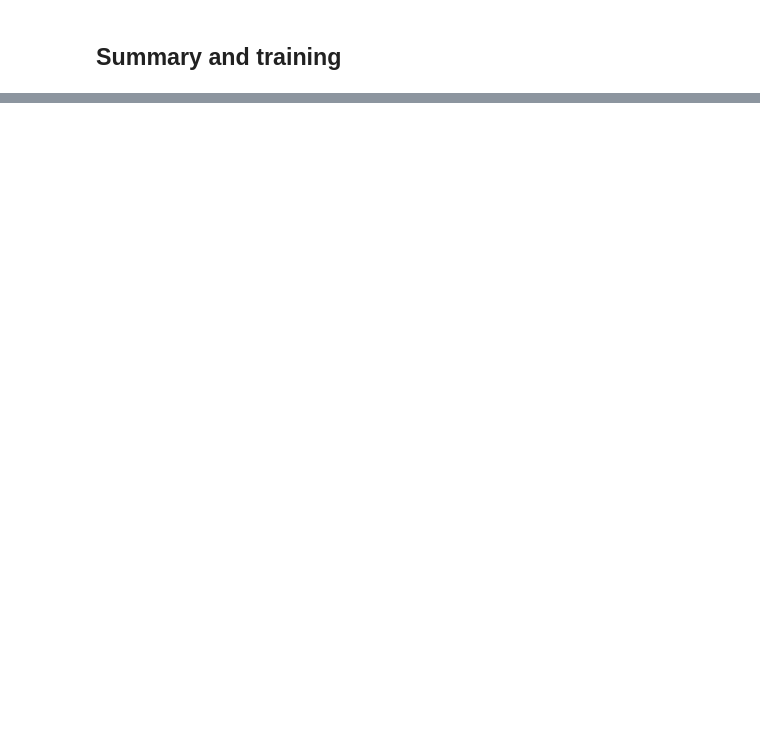
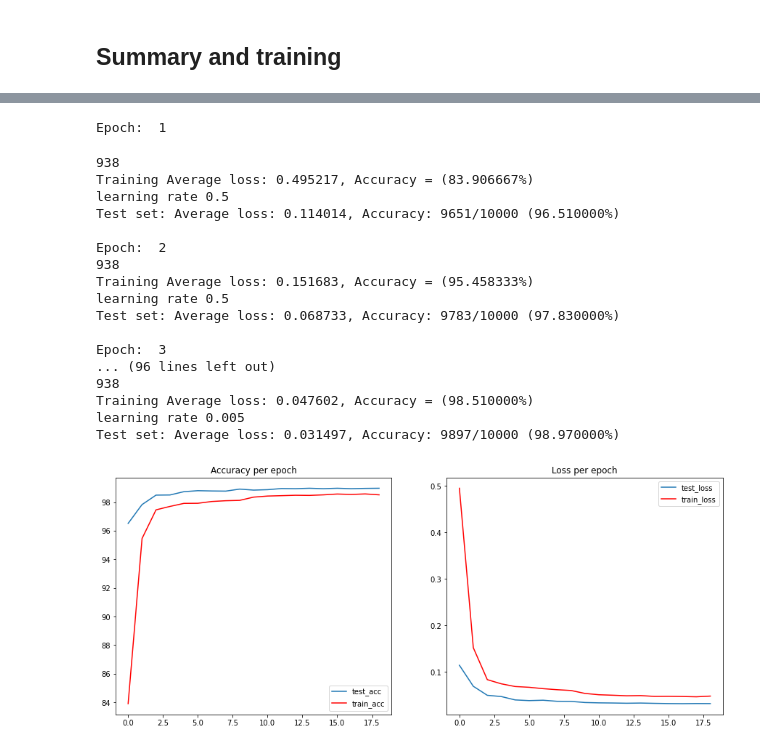
Before and after one commit to MittalNeha/Extensive_Vision_AI6, a Jupyter notebook: week4/Session_4_Neha.ipynb, the cells around one changed output, grey strips where cells are left out. Cells and saved outputs as stored; diff of their text form; code cells hidden in the pictures; blank space fills up the shorter version.

```diff
--- a/week4/Session_4_Neha.ipynb
+++ b/week4/Session_4_Neha.ipynb
@@ -458,0 +460,53 @@ len(hist_train_loss)
+# %%
+model = model.to(device)
+optimizer = optim.SGD(model.parameters(), lr=0.5, momentum=0.9,)
+
+scheduler =ReduceLROnPlateau(optimizer=optimizer, patience=2, verbose=True)
+
+for epoch in range(1, 3):
+    print("Epoch: ", epoch)
+    train(model, device, train_loader, optimizer, scheduler, epoch)
+    print("learning rate", optimizer.param_groups[0]['lr'])
+    test(model, device, test_loader)
+
+optimizer = optim.SGD(model.parameters(), lr=0.1, momentum=0.9)
+for epoch in range(3, 10):
+    print("Epoch: ", epoch)
+    train(model, device, train_loader, optimizer, scheduler, epoch)
+    print("learning rate", optimizer.param_groups[0]['lr'])
+    test(model, device, test_loader)
+
+optimizer = optim.SGD(model.parameters(), lr=0.01, momentum=0.9,)
+for epoch in range(10, 15):
+    print("Epoch: ", epoch)
+    train(model, device, train_loader, optimizer, scheduler, epoch)
+    print("learning rate", optimizer.param_groups[0]['lr'])
+    test(model, device, test_loader)
+
+optimizer = optim.SGD(model.parameters(), lr=0.005, momentum=0.9,)
+for epoch in range(15, 20):
+    print("Epoch: ", epoch)
+    train(model, device, train_loader, optimizer, scheduler, epoch)
+    print("learning rate", optimizer.param_groups[0]['lr'])
+    test(model, device, test_loader)
+training_curves()
+# %% [output]
+Epoch:  1
+938
+Training Average loss: 0.495217, Accuracy = (83.906667%)
+learning rate 0.5
+Test set: Average loss: 0.114014, Accuracy: 9651/10000 (96.510000%)
+
+Epoch:  2
+938
+Training Average loss: 0.151683, Accuracy = (95.458333%)
+learning rate 0.5
+Test set: Average loss: 0.068733, Accuracy: 9783/10000 (97.830000%)
+
+Epoch:  3
+... (96 lines left out)
+938
+Training Average loss: 0.047602, Accuracy = (98.510000%)
+learning rate 0.005
+Test set: Average loss: 0.031497, Accuracy: 9897/10000 (98.970000%)
+[figure, added]
```
Also changed, not shown: parts of 33 cells of this notebook.
